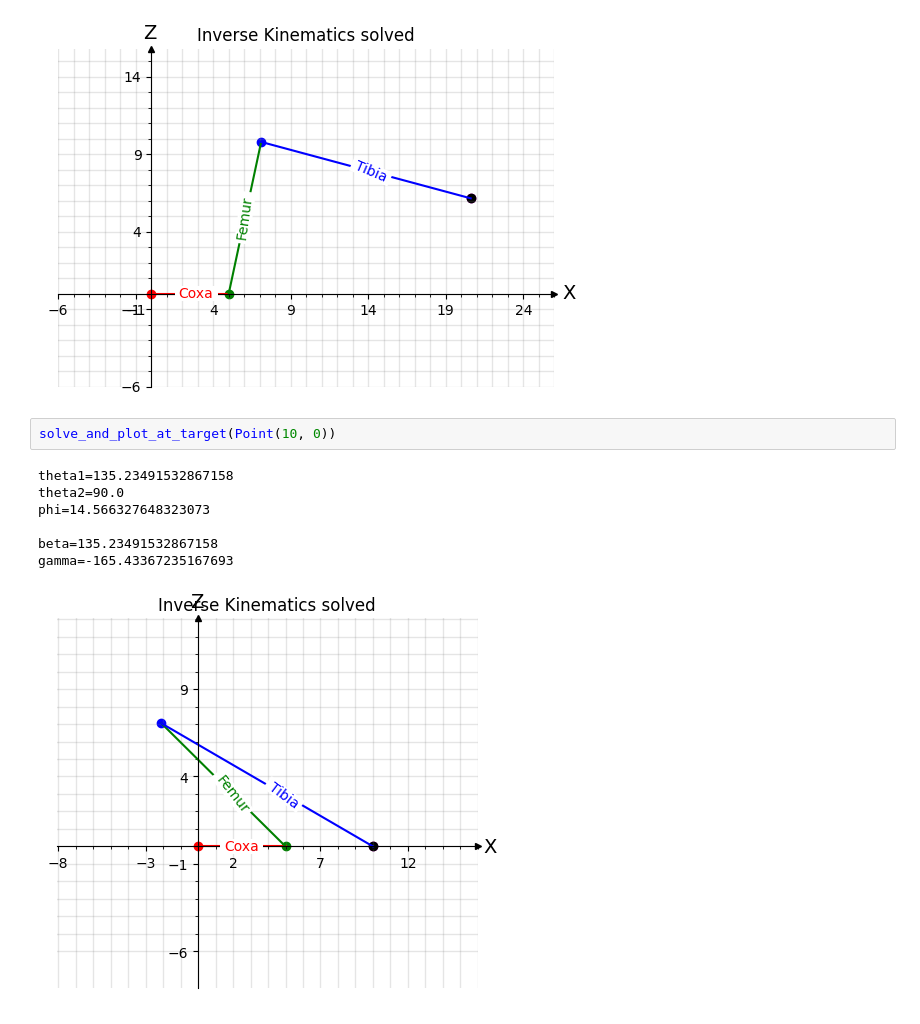
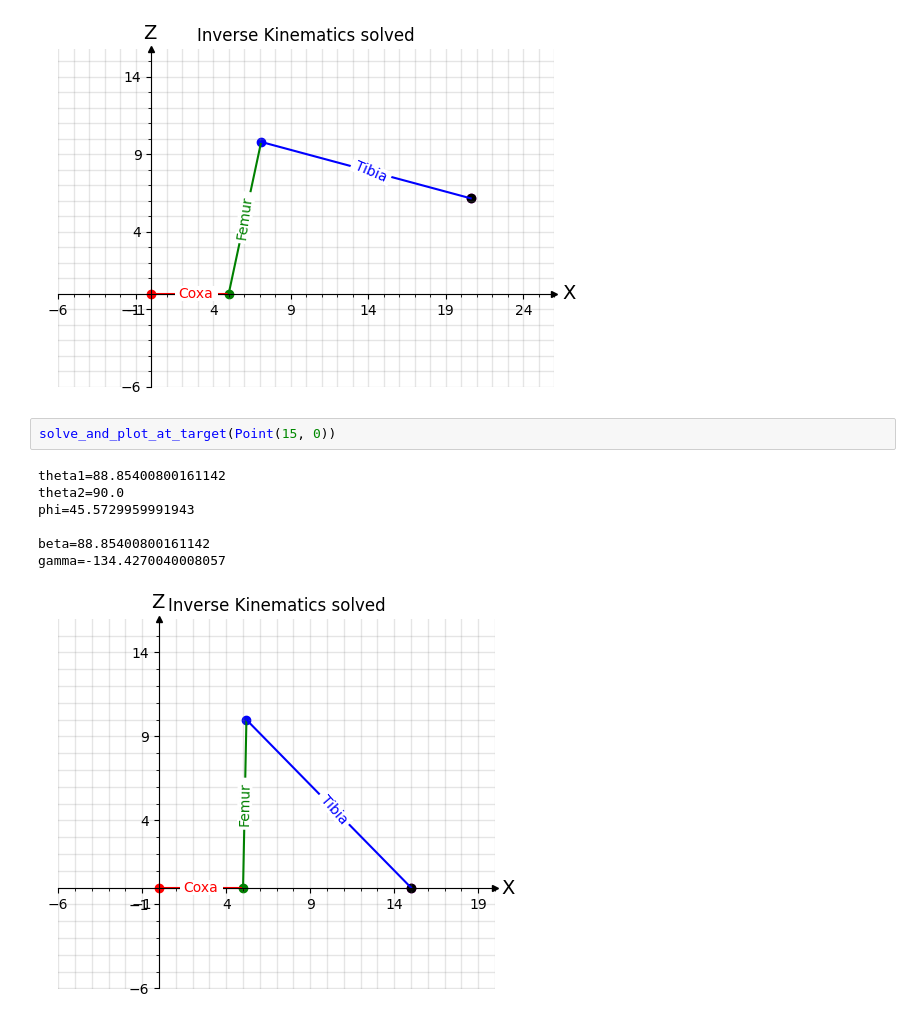
Before and after one commit to Dr-QP/Dr.QP, a Jupyter notebook: packages/runtime/drqp_brain/notebooks/getting_started_with_robot_ik.ipynb, the cells around one changed output. Saved outputs shown, nothing was run; the diff lists cells and outputs as text.

```diff
--- a/packages/runtime/drqp_brain/notebooks/getting_started_with_robot_ik.ipynb
+++ b/packages/runtime/drqp_brain/notebooks/getting_started_with_robot_ik.ipynb
@@ -352,12 +352,12 @@ beta=77.92930610583267
 gamma=-92.9947199794643
 [figure]
 # %%
-solve_and_plot_at_target(Point(10, 0))
+solve_and_plot_at_target(Point(15, 0))
 # %% [output]
-theta1=135.23491532867158
+theta1=88.85400800161142
 theta2=90.0
-phi=14.566327648323073
+phi=45.5729959991943
 
-beta=135.23491532867158
-gamma=-165.43367235167693
+beta=88.85400800161142
+gamma=-134.4270040008057
-[figure, old version]
+[figure, new version]
```
Also changed, not shown: parts of 3 cells of this notebook, 1 other file.
